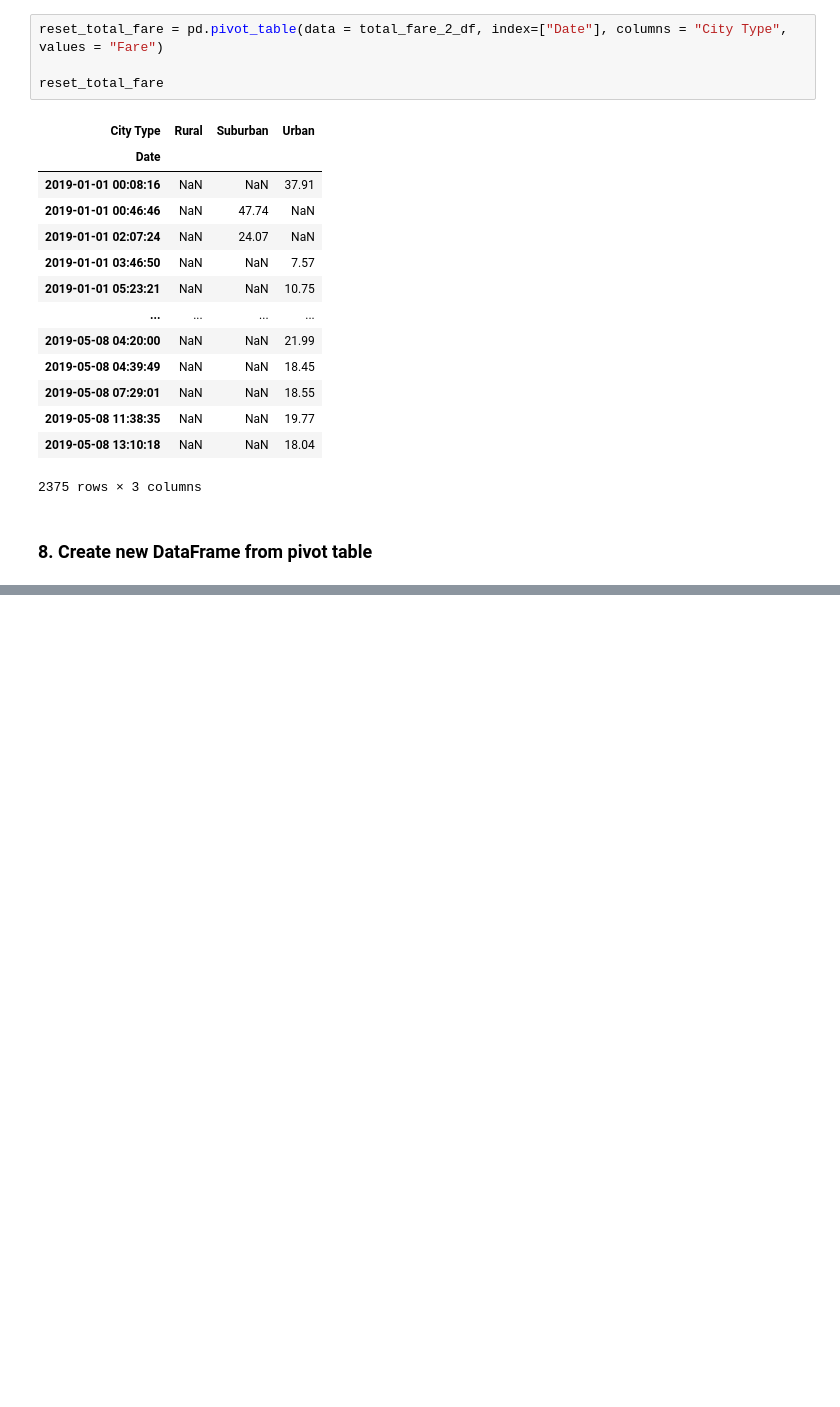
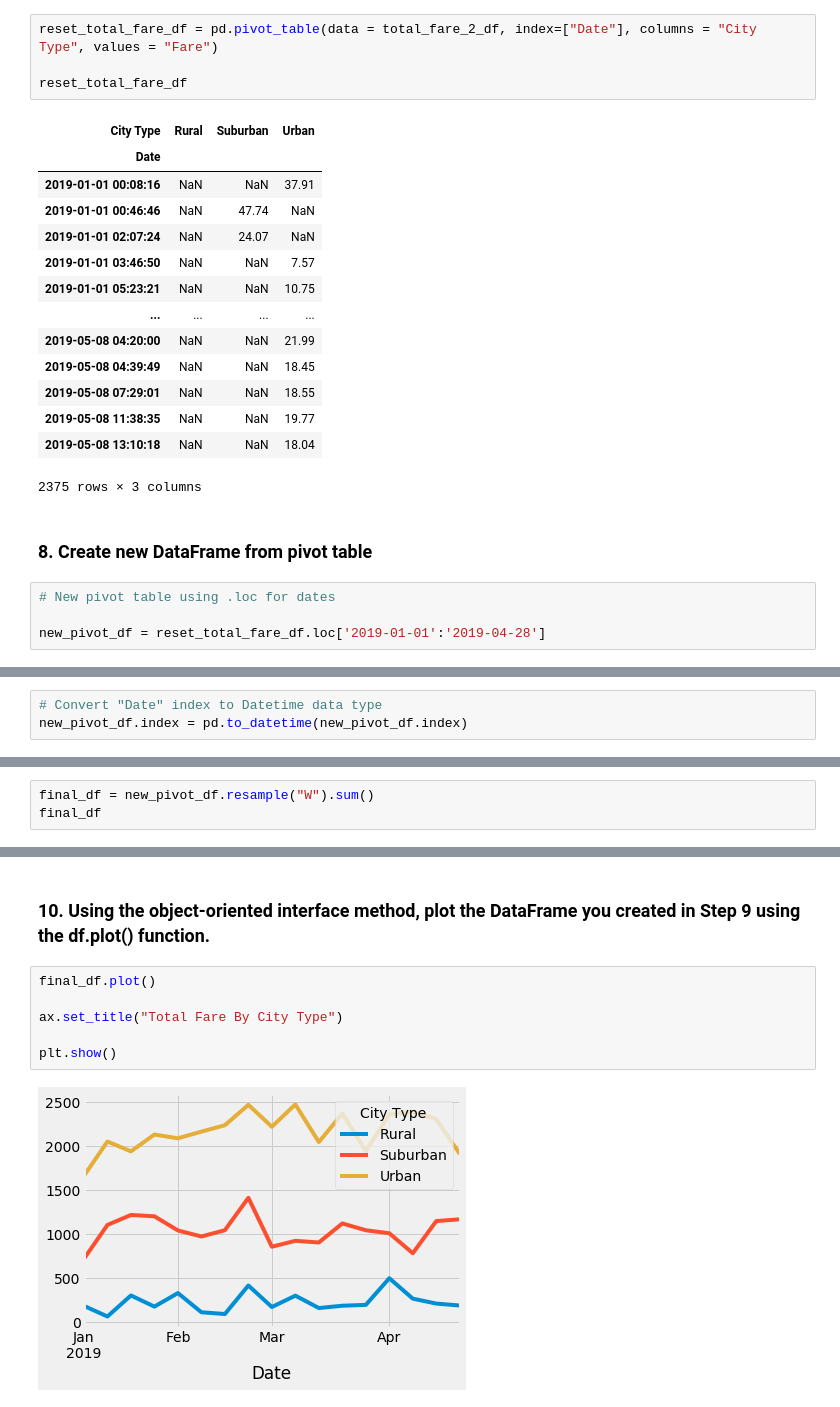
Before and after one commit to markeiabc/PyBer_Analysis, a Jupyter notebook: PyBer_Challenge.ipynb, the cells around one changed output, grey strips where cells are left out. Drawn from its saved outputs; the diff is of its cells as text; blank space fills up the shorter version.

Commit message:
Added final graph to analysis

```diff
--- a/PyBer_Challenge.ipynb
+++ b/PyBer_Challenge.ipynb
@@ -244,7 +260,7 @@ reset_total_fare_df = total_fare_2_df.reset_index()
 # %%
-reset_total_fare = pd.pivot_table(data = total_fare_2_df, index=["Date"], columns = "City Type", values = "Fare")
+reset_total_fare_df = pd.pivot_table(data = total_fare_2_df, index=["Date"], columns = "City Type", values = "Fare")
 
-reset_total_fare
+reset_total_fare_df
 # %% [output]
 | City Type | Rural | Suburban | Urban |
 | Date |  |  |  |
@@ -262,3 +278,7 @@ reset_total_fare
 2375 rows × 3 columns
 # %% [markdown]
 ### 8. Create new DataFrame from pivot table
+# %%
+# New pivot table using .loc for dates
+
+new_pivot_df = reset_total_fare_df.loc['2019-01-01':'2019-04-28']
@@ -264,0 +317,3 @@ reset_total_fare
+# %%
+# Convert "Date" index to Datetime data type
+new_pivot_df.index = pd.to_datetime(new_pivot_df.index)
@@ -264,0 +335,3 @@ reset_total_fare
+# %%
+final_df = new_pivot_df.resample("W").sum()
+final_df
@@ -264,0 +358,10 @@ reset_total_fare
+# %% [markdown]
+### 10. Using the object-oriented interface method, plot the DataFrame you created in Step 9 using the df.plot() function.
+# %%
+final_df.plot()
+
+ax.set_title("Total Fare By City Type")
+
+plt.show()
+# %% [output]
+[figure, added]
```
Also changed, not shown: parts of 9 cells of this notebook.
